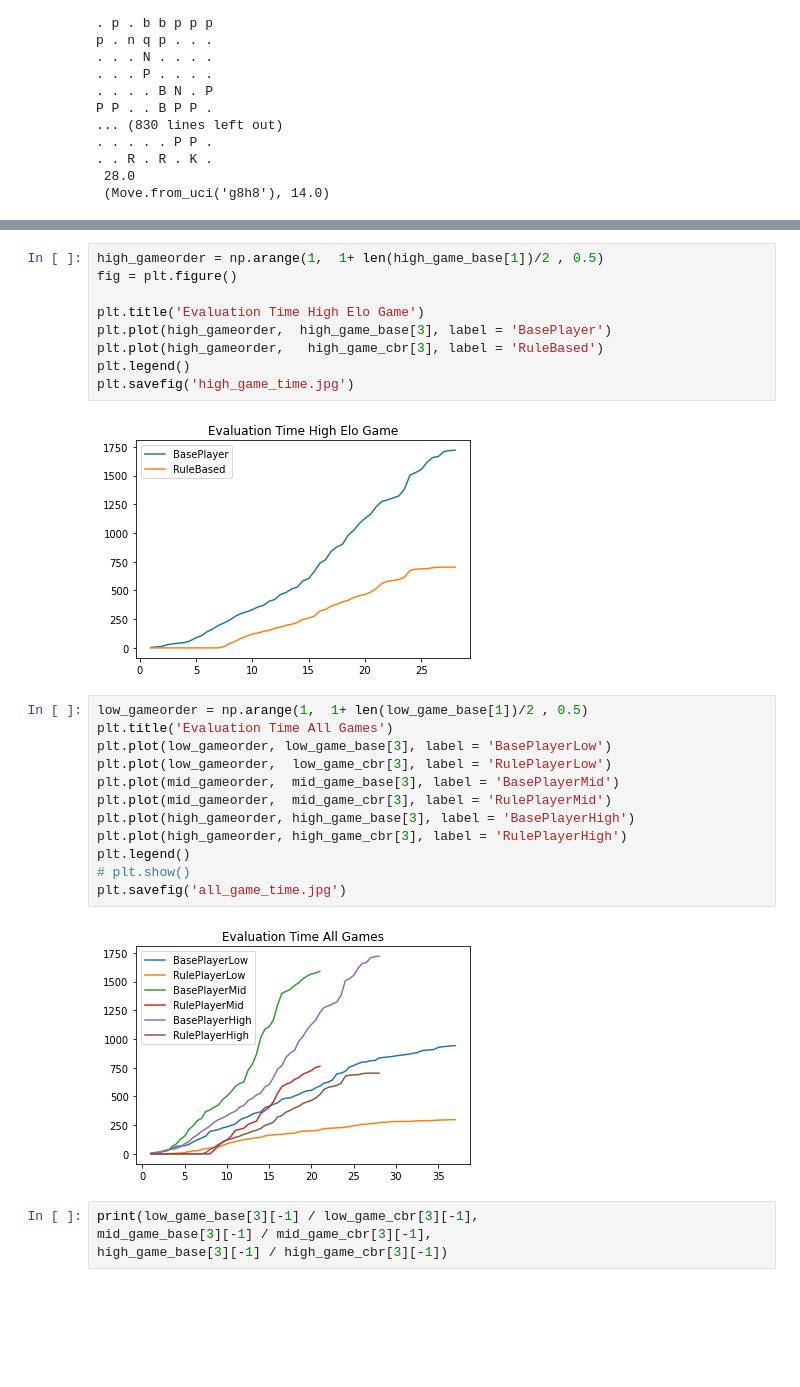
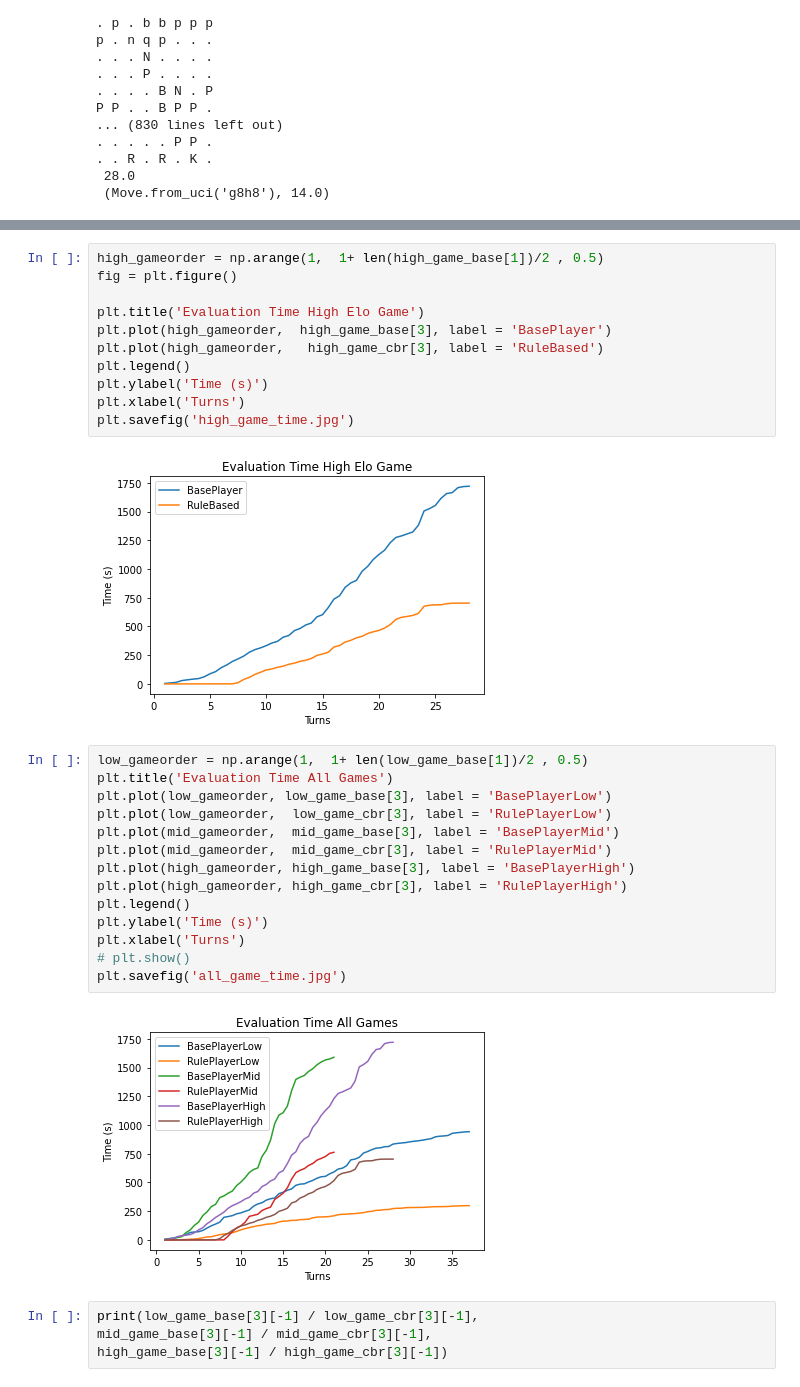
Before and after one commit to rlavelle/ChessAI, a Jupyter notebook: eval.ipynb, the cells around one changed output, grey strips where cells are left out. Saved outputs shown, nothing was run; the diff lists cells and outputs as text; blank space fills up the shorter version.

```diff
--- a/eval.ipynb
+++ b/eval.ipynb
@@ -422,23 +432,27 @@ plt.title('Evaluation Time High Elo Game')
 plt.plot(high_gameorder,  high_game_base[3], label = 'BasePlayer')
 plt.plot(high_gameorder,   high_game_cbr[3], label = 'RuleBased')
 plt.legend()
+plt.ylabel('Time (s)')
+plt.xlabel('Turns')
 plt.savefig('high_game_time.jpg')
 # %% [output]
-[figure, old version]
+[figure, new version]
 # %%
 low_gameorder = np.arange(1,  1+ len(low_game_base[1])/2 , 0.5)
 plt.title('Evaluation Time All Games')
 plt.plot(low_gameorder, low_game_base[3], label = 'BasePlayerLow')
 plt.plot(low_gameorder,  low_game_cbr[3], label = 'RulePlayerLow')
 plt.plot(mid_gameorder,  mid_game_base[3], label = 'BasePlayerMid')
 plt.plot(mid_gameorder,  mid_game_cbr[3], label = 'RulePlayerMid')
 plt.plot(high_gameorder, high_game_base[3], label = 'BasePlayerHigh')
 plt.plot(high_gameorder, high_game_cbr[3], label = 'RulePlayerHigh')
 plt.legend()
+plt.ylabel('Time (s)')
+plt.xlabel('Turns')
 # plt.show()
 plt.savefig('all_game_time.jpg')
 # %% [output]
-[figure, old version]
+[figure, new version]
 # %%
 print(low_game_base[3][-1] / low_game_cbr[3][-1],
 mid_game_base[3][-1] / mid_game_cbr[3][-1],
```
Also changed, not shown: parts of 6 cells of this notebook, 8 other files.
